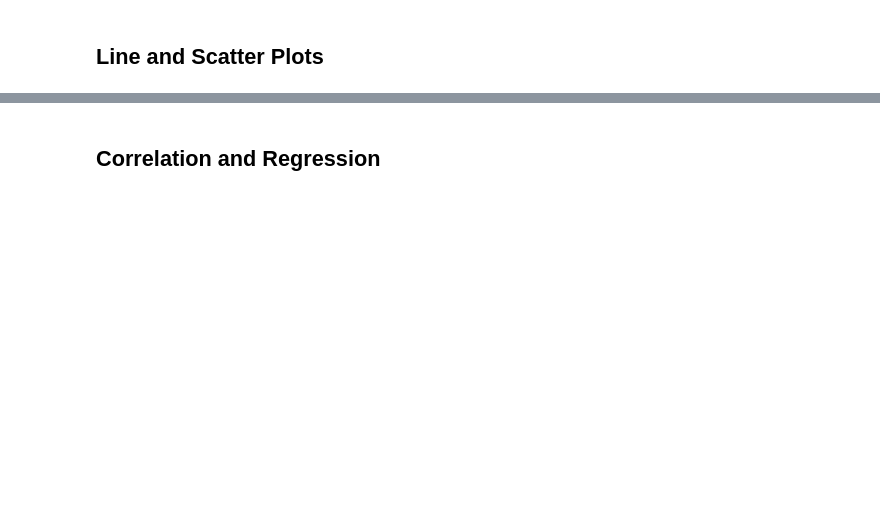
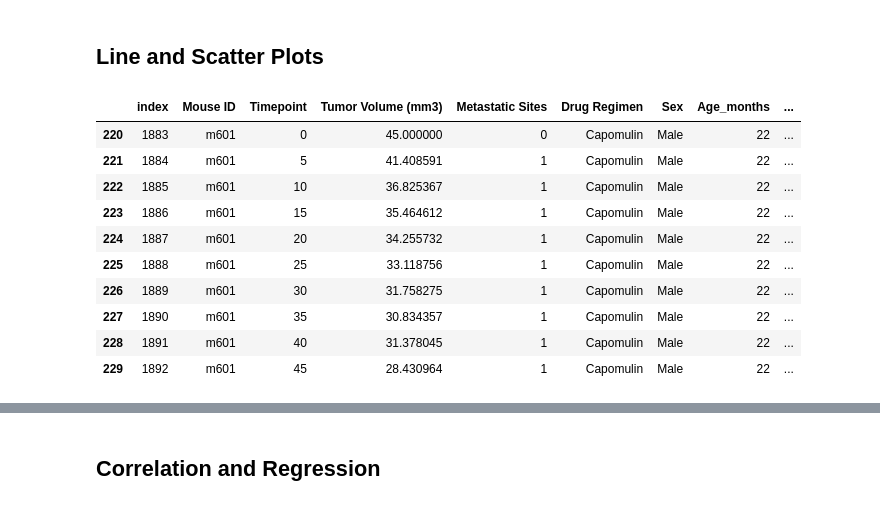
Before and after one commit to todd-tuchek/matplotlib-challenge, a Jupyter notebook: Pymaceuticals/pymaceuticals_starter.ipynb, the cells around one changed output, grey strips where cells are left out. Saved outputs shown, nothing was run; the diff lists cells and outputs as text; code cells hidden in the pictures; blank space fills up the shorter version.

```diff
--- a/Pymaceuticals/pymaceuticals_starter.ipynb
+++ b/Pymaceuticals/pymaceuticals_starter.ipynb
@@ -257,3 +295,23 @@ plt.ylabel("");
 ## Line and Scatter Plots
 # %%
 # Generate a line plot of time point versus tumor volume for a mouse treated with Capomulin
+# %%
+# Create a DF with just capomulin data
+df_capomulin = df_combined_mouse_data.loc[df_combined_mouse_data["Drug Regimen"] == "Capomulin"]
+df_capomulin = df_capomulin.reset_index()
+
+#Get data for one mouse
+mouse_capo = df_capomulin.loc[df_capomulin["Mouse ID"] == "m601"]
+mouse_capo
+# %% [output]
+|  | index | Mouse ID | Timepoint | Tumor Volume (mm3) | Metastatic Sites | Drug Regimen | Sex | Age_months | ... |
+| 220 | 1883 | m601 | 0 | 45.000000 | 0 | Capomulin | Male | 22 | ... |
+| 221 | 1884 | m601 | 5 | 41.408591 | 1 | Capomulin | Male | 22 | ... |
+| 222 | 1885 | m601 | 10 | 36.825367 | 1 | Capomulin | Male | 22 | ... |
+| 223 | 1886 | m601 | 15 | 35.464612 | 1 | Capomulin | Male | 22 | ... |
+| 224 | 1887 | m601 | 20 | 34.255732 | 1 | Capomulin | Male | 22 | ... |
+| 225 | 1888 | m601 | 25 | 33.118756 | 1 | Capomulin | Male | 22 | ... |
+| 226 | 1889 | m601 | 30 | 31.758275 | 1 | Capomulin | Male | 22 | ... |
+| 227 | 1890 | m601 | 35 | 30.834357 | 1 | Capomulin | Male | 22 | ... |
+| 228 | 1891 | m601 | 40 | 31.378045 | 1 | Capomulin | Male | 22 | ... |
+| 229 | 1892 | m601 | 45 | 28.430964 | 1 | Capomulin | Male | 22 | ... |
```
Also changed, not shown: parts of 14 cells of this notebook.
